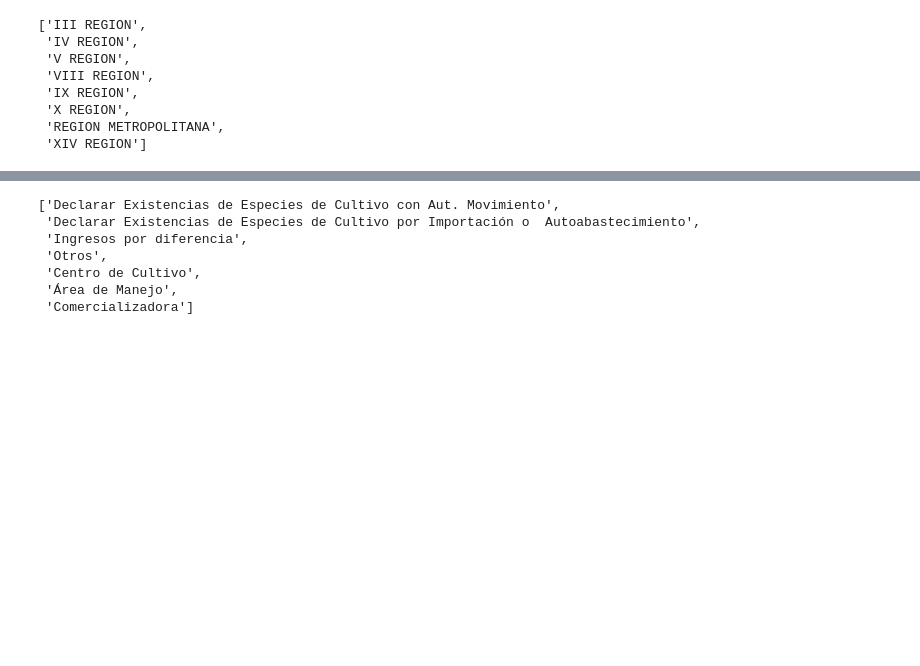
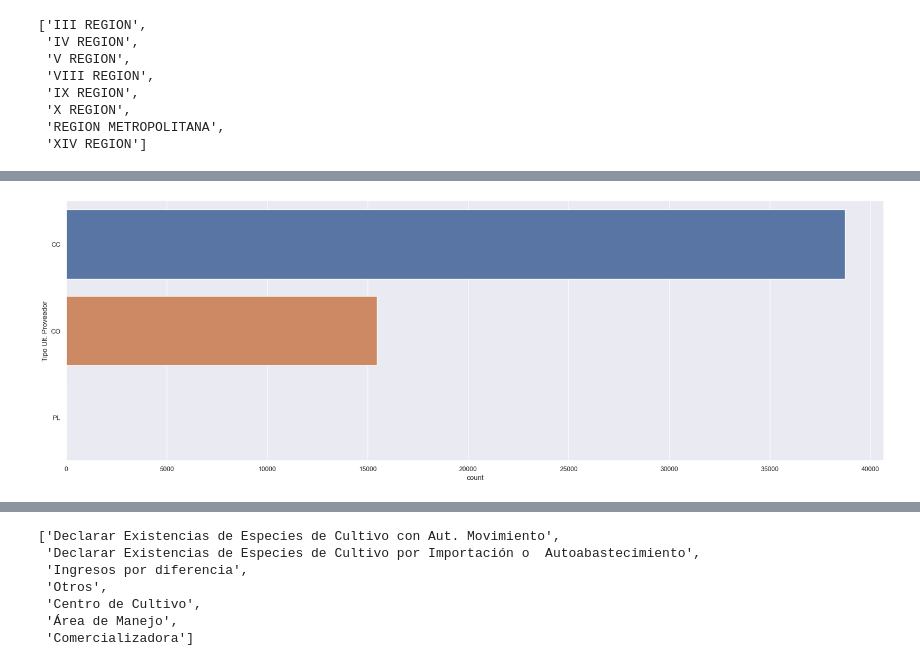
Before and after one commit to pedropablosilvaa/tesis_magister, a Jupyter notebook: notebooks/1_02_EDA_sernapesca_reporte_plantas.ipynb, the cells around one changed output, grey strips where cells are left out. Saved outputs shown, nothing was run; the diff lists cells and outputs as text; code cells hidden in the pictures; blank space fills up the shorter version.

```diff
--- a/notebooks/1_02_EDA_sernapesca_reporte_plantas.ipynb
+++ b/notebooks/1_02_EDA_sernapesca_reporte_plantas.ipynb
@@ -166,0 +175,4 @@ count_clases('Tipo Especie')
+# %%
+count_clases('Tipo Ult. Proveedor')
+# %% [output]
+[figure, added]
```
Also changed, not shown: parts of 6 cells of this notebook, 2 other files.
